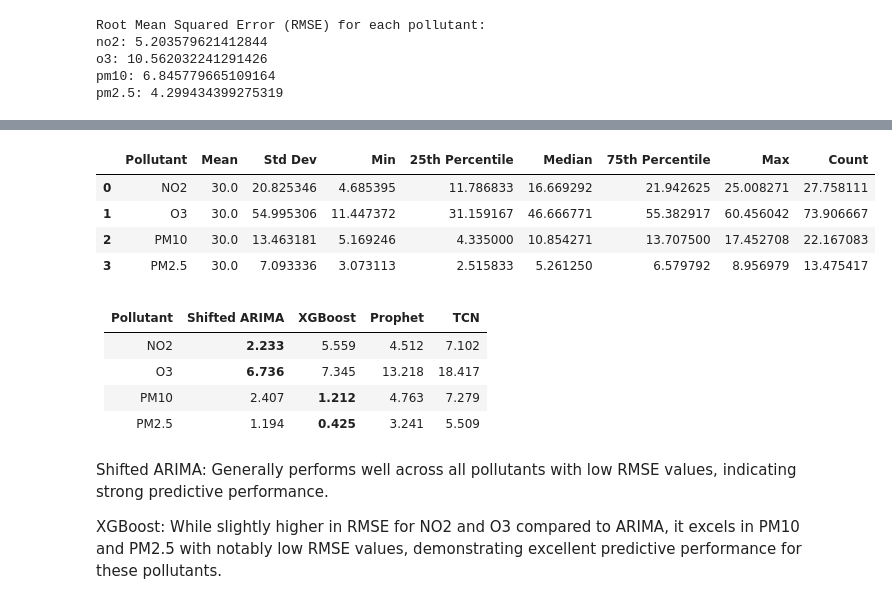
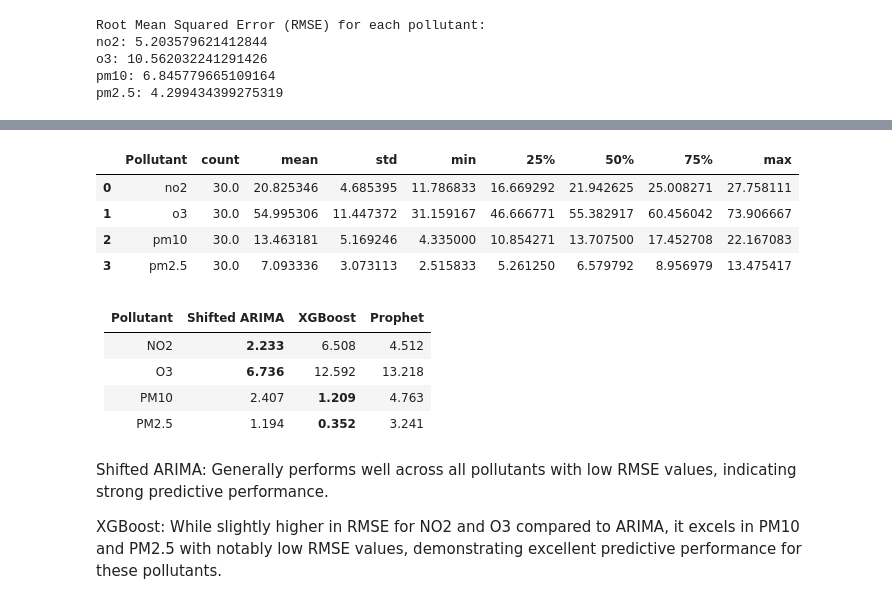
Before and after one commit to markuskuehnle/ulm-air-quality, a Jupyter notebook: notebooks/06_time_series_forecast.ipynb, the cells around one changed output, grey strips where cells are left out. Cells and saved outputs as stored; diff of their text form; code cells hidden in the pictures.

```diff
--- a/notebooks/06_time_series_forecast.ipynb
+++ b/notebooks/06_time_series_forecast.ipynb
@@ -649,39 +545,33 @@ HPU available: False, using: 0 HPUs
 # %%
 test_data = df[-30:]
 
 # Calculating summary statistics for the test dataset for each pollutant
-summary_stats_no2 = test_data['NO2'].describe(percentiles=[0.25, 0.5, 0.75]).to_frame().transpose()
-summary_stats_o3 = test_data['O3'].describe(percentiles=[0.25, 0.5, 0.75]).to_frame().transpose()
-summary_stats_pm10 = test_data['PM10'].describe(percentiles=[0.25, 0.5, 0.75]).to_frame().transpose()
-summary_stats_pm25 = test_data['PM2.5'].describe(percentiles=[0.25, 0.5, 0.75]).to_frame().transpose()
-
-# Renaming columns for clarity
-summary_stats_no2.columns = ['Mean', 'Std Dev', 'Min', '25th Percentile', 'Median', '75th Percentile', 'Max', 'Count']
-summary_stats_o3.columns = ['Mean', 'Std Dev', 'Min', '25th Percentile', 'Median', '75th Percentile', 'Max', 'Count']
-summary_stats_pm10.columns = ['Mean', 'Std Dev', 'Min', '25th Percentile', 'Median', '75th Percentile', 'Max', 'Count']
-summary_stats_pm25.columns = ['Mean', 'Std Dev', 'Min', '25th Percentile', 'Median', '75th Percentile', 'Max', 'Count']
+summary_stats_no2 = test_data['no2'].describe(percentiles=[0.25, 0.5, 0.75]).to_frame().transpose()
+summary_stats_o3 = test_data['o3'].describe(percentiles=[0.25, 0.5, 0.75]).to_frame().transpose()
+summary_stats_pm10 = test_data['pm10'].describe(percentiles=[0.25, 0.5, 0.75]).to_frame().transpose()
+summary_stats_pm25 = test_data['pm2.5'].describe(percentiles=[0.25, 0.5, 0.75]).to_frame().transpose()
 
 # Adding pollutant column for clarity in display
-summary_stats_no2.insert(0, 'Pollutant', 'NO2')
-summary_stats_o3.insert(0, 'Pollutant', 'O3')
-summary_stats_pm10.insert(0, 'Pollutant', 'PM10')
-summary_stats_pm25.insert(0, 'Pollutant', 'PM2.5')
+summary_stats_no2.insert(0, 'Pollutant', 'no2')
+summary_stats_o3.insert(0, 'Pollutant', 'o3')
+summary_stats_pm10.insert(0, 'Pollutant', 'pm10')
+summary_stats_pm25.insert(0, 'Pollutant', 'pm2.5')
 
 summary_stats_combined = pd.concat([summary_stats_no2, summary_stats_o3, summary_stats_pm10, summary_stats_pm25]).reset_index(drop=True)
 summary_stats_combined
 # %% [output]
-|  | Pollutant | Mean | Std Dev | Min | 25th Percentile | Median | 75th Percentile | Max | Count |
-| 0 | NO2 | 30.0 | 20.825346 | 4.685395 | 11.786833 | 16.669292 | 21.942625 | 25.008271 | 27.758111 |
-| 1 | O3 | 30.0 | 54.995306 | 11.447372 | 31.159167 | 46.666771 | 55.382917 | 60.456042 | 73.906667 |
-| 2 | PM10 | 30.0 | 13.463181 | 5.169246 | 4.335000 | 10.854271 | 13.707500 | 17.452708 | 22.167083 |
-| 3 | PM2.5 | 30.0 | 7.093336 | 3.073113 | 2.515833 | 5.261250 | 6.579792 | 8.956979 | 13.475417 |
+|  | Pollutant | count | mean | std | min | 25% | 50% | 75% | max |
+| 0 | no2 | 30.0 | 20.825346 | 4.685395 | 11.786833 | 16.669292 | 21.942625 | 25.008271 | 27.758111 |
+| 1 | o3 | 30.0 | 54.995306 | 11.447372 | 31.159167 | 46.666771 | 55.382917 | 60.456042 | 73.906667 |
+| 2 | pm10 | 30.0 | 13.463181 | 5.169246 | 4.335000 | 10.854271 | 13.707500 | 17.452708 | 22.167083 |
+| 3 | pm2.5 | 30.0 | 7.093336 | 3.073113 | 2.515833 | 5.261250 | 6.579792 | 8.956979 | 13.475417 |
 # %% [markdown]
-| Pollutant | Shifted ARIMA | XGBoost | Prophet | TCN |
-|:---|:---|:---|:---|:---|
-| NO2 | **2.233** | 5.559 | 4.512 | 7.102 |
-| O3 | **6.736** | 7.345 | 13.218 | 18.417 |
-| PM10 | 2.407 | **1.212** | 4.763 | 7.279 |
-| PM2.5 | 1.194 | **0.425** | 3.241 | 5.509 |
+| Pollutant | Shifted ARIMA | XGBoost | Prophet |
+|:---|:---|:---|:---|
+| NO2 | **2.233** | 6.508 | 4.512 |
+| O3 | **6.736** | 12.592 | 13.218 |
+| PM10 | 2.407 | **1.209** | 4.763 |
+| PM2.5 | 1.194 | **0.352** | 3.241 |
 # %% [markdown]
 Shifted ARIMA: Generally performs well across all pollutants with low RMSE values, indicating strong predictive performance.
 
```
Also changed, not shown: parts of 7 cells of this notebook.
